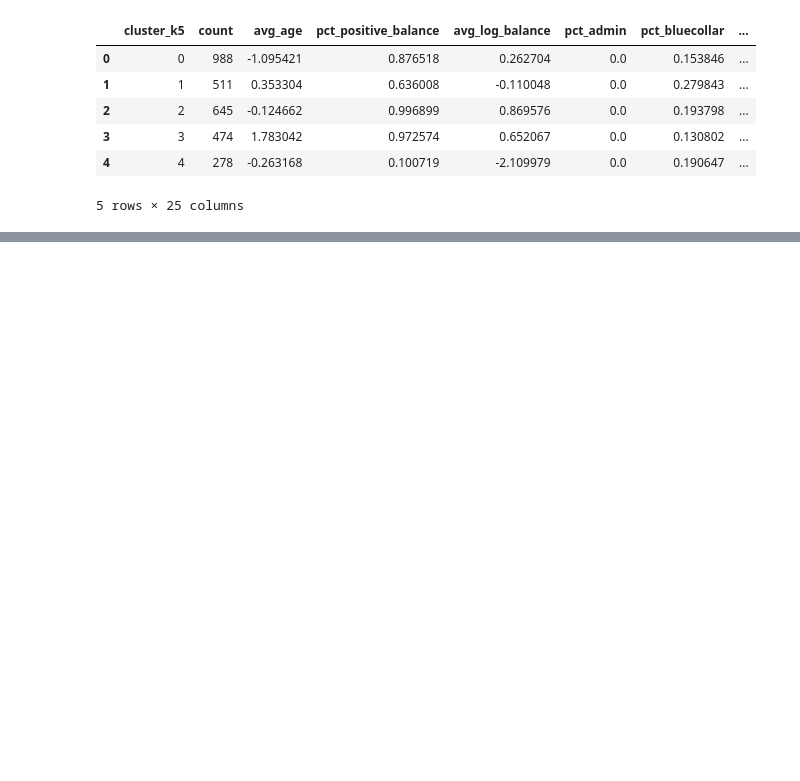
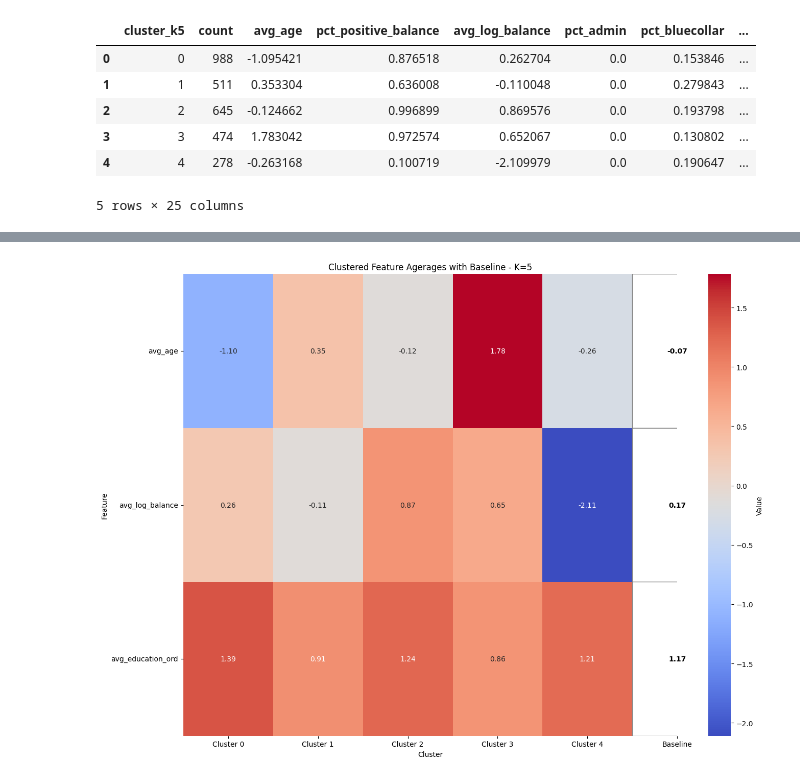
Before and after one commit to FederCO23/Term_Deposit_Marketing_-_tpx4U1BHhRR0IUm9, a Jupyter notebook: TermDepositMarketing_part2.ipynb, the cells around one changed output, grey strips where cells are left out. Cells and saved outputs as stored; diff of their text form; code cells hidden in the pictures; blank space fills up the shorter version.

```diff
--- a/TermDepositMarketing_part2.ipynb
+++ b/TermDepositMarketing_part2.ipynb
@@ -706,0 +715,4 @@ heat_map_with_uncolored_baseline(df_pct_only_k5, df_before, title="k5: Clustered
+# %%
+heat_map_with_uncolored_baseline(df_avg_only_k5, df_before, title="Clustered Feature Agerages with Baseline - K=5")
+# %% [output]
+[figure, added]
```
Also changed, not shown: parts of 9 cells of this notebook.
